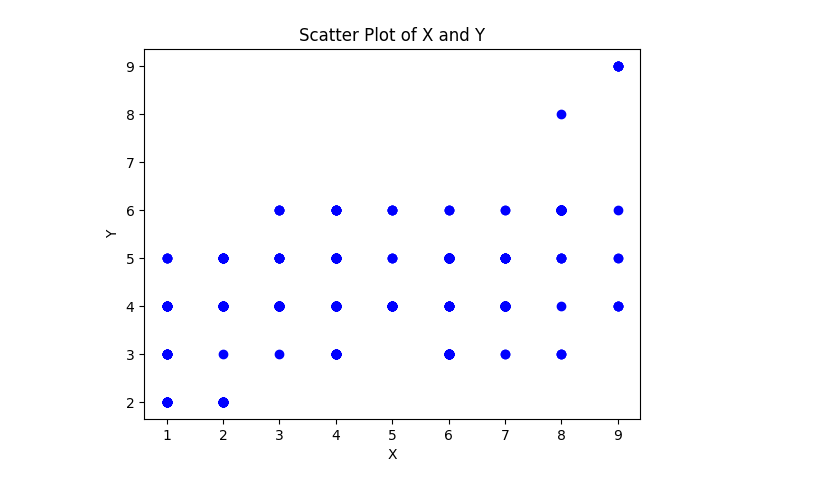
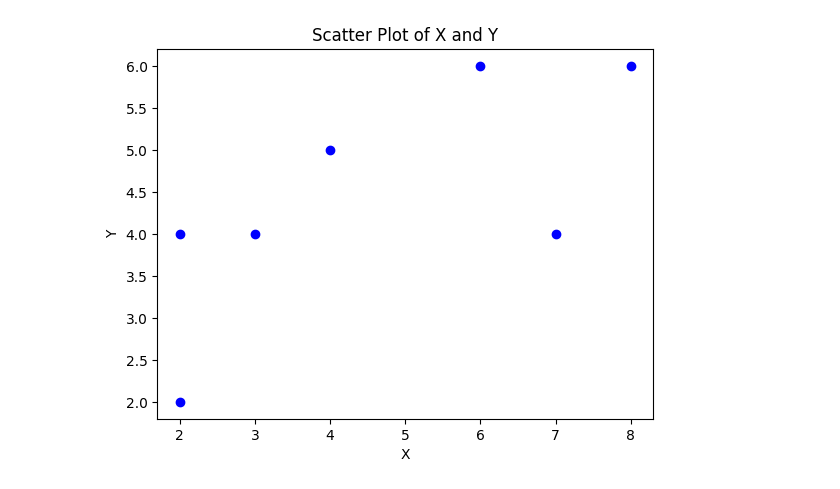
Before and after one commit to ansalf/UAV, a Jupyter notebook: visual.ipynb, the cells around one changed output. Drawn from its saved outputs; the diff is of its cells as text; code cells hidden in the pictures.

```diff
--- a/visual.ipynb
+++ b/visual.ipynb
@@ -19,22 +19,22 @@ Note: you may need to restart the kernel to use updated packages.
 # %%
 import pandas as pd
 import matplotlib.pyplot as plt
 
 # Membaca data dari file CSV
-df = pd.read_csv('dataset/datasetedit.csv')
+df = pd.read_csv('dataset/Agustus-senin.csv')
 
 # Membuat scatter plot
 plt.scatter(df['X'], df['Y'], c='blue', marker='o')
 
 # Menambahkan judul dan label sumbu
 plt.title('Scatter Plot of X and Y')
 plt.xlabel('X')
 plt.ylabel('Y')
 
 # Menampilkan grid
 # plt.grid(True)
 
 # Menampilkan plot
 plt.show()
 # %% [output]
-[figure, old version]
+[figure, new version]
```
Also changed, not shown: parts of 2 cells of this notebook, 2 other files.
